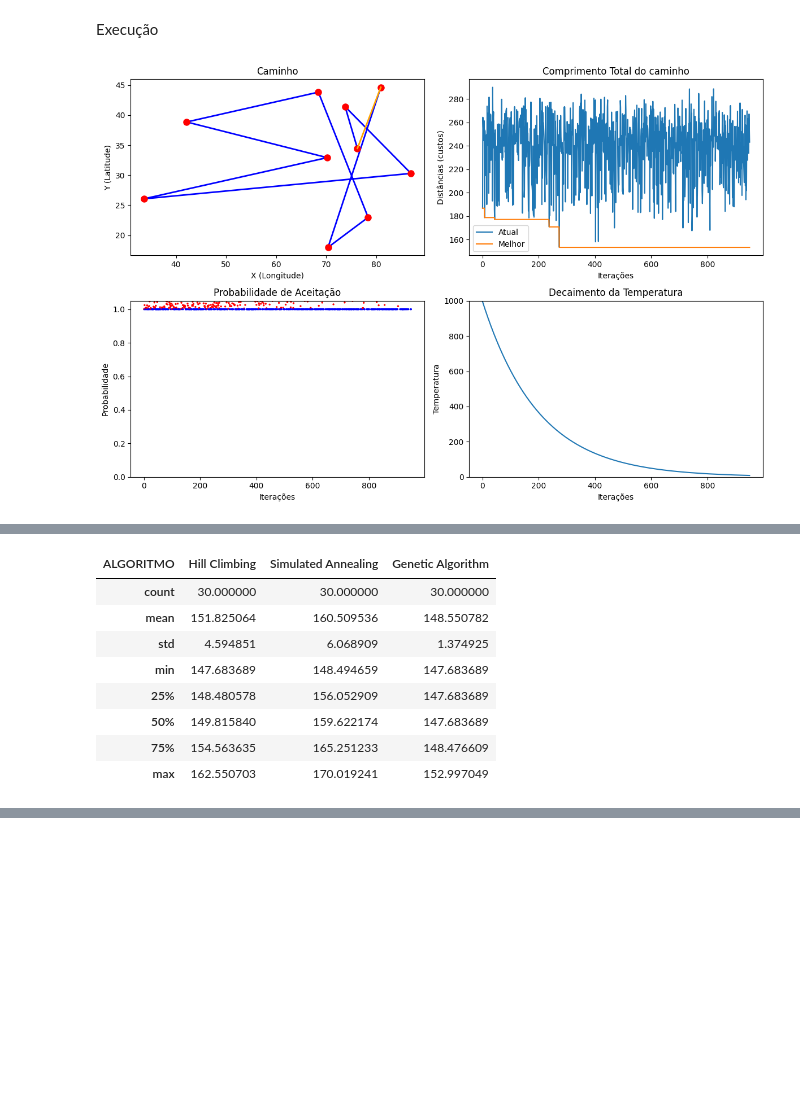
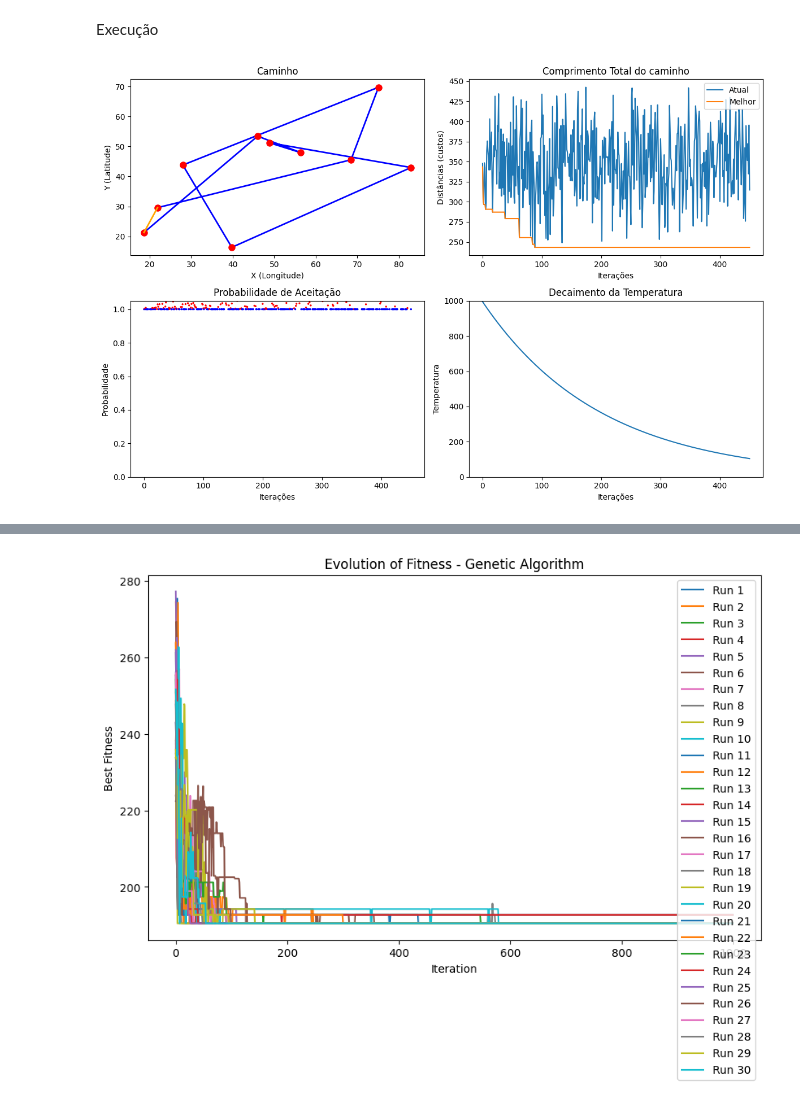
Before and after one commit to abcardoso/ifes_ai, a Jupyter notebook: FrameworkTSPAnaB.ipynb, the cells around one changed output, grey strips where cells are left out. Cells and saved outputs as stored; diff of their text form; code cells hidden in the pictures; blank space fills up the shorter version.

```diff
--- a/FrameworkTSPAnaB.ipynb
+++ b/FrameworkTSPAnaB.ipynb
@@ -290,6 +293,7 @@ def simulated_annealing(tsp, df_cidades, initial_temperature, cooling_rate, iter
 
     best_solution = current_solution
     best_fitness = current_fitness
+    fitness_history = [-best_fitness]
 
     temperature = initial_temperature
 
@@ -321,10 +325,12 @@ def simulated_annealing(tsp, df_cidades, initial_temperature, cooling_rate, iter
         accept_p_list  += [acceptance_prob]
         temperat_list  += [temperature]
 
+        fitness_history.append(-best_fitness)
+
         if iteration % 50 == 0:
             plot_axes_figure(df_cidades, current_solution, iteration_list, distance_list, best_distances, accept_p_list, temperat_list)
 
-    return -best_fitness, best_solution
+    return -best_fitness, best_solution, fitness_history
 # %% [markdown]
 GA
 # %%
@@ -362,6 +368,8 @@ def gera_populacao_inicial_tsp(cidades, tam_pop):
 
 def algoritmo_genetico_tsp(tsp, cidades, tam_pop, num_geracoes, taxa_mutacao):
     populacao = gera_populacao_inicial_tsp(cidades, tam_pop)
+    fitness_history = []
+
     for geracao in range(num_geracoes):
         nova_populacao = []
         while len(nova_populacao) < tam_pop:
@@ -371,15 +379,17 @@ def algoritmo_genetico_tsp(tsp, cidades, tam_pop, num_geracoes, taxa_mutacao):
             filho1 = mutacao_tsp(filho1, taxa_mutacao)
             filho2 = mutacao_tsp(filho2, taxa_mutacao)
             nova_populacao.extend([filho1, filho2])
+
         populacao = nova_populacao[:tam_pop]
-    melhor_solucao = min(populacao, key=lambda ind: calcula_custo(tsp, ind))
-    melhor_custo = calcula_custo(tsp, melhor_solucao)
-    return melhor_custo, melhor_solucao
+
+        melhor_solucao = min(populacao, key=lambda ind: calcula_custo(tsp, ind))
+        melhor_custo = calcula_custo(tsp, melhor_solucao)
+        fitness_history.append(melhor_custo)
+
+    return melhor_custo, melhor_solucao, fitness_history
 # %% [markdown]
 Execução
 # %%
-# Execução dos algoritmos
-
 # Execução dos algoritmos
 
 # Simula a criação de N cidades com suas respectivas distâncias
@@ -388,57 +398,66 @@ df_coordenadas = gera_coordenadas_aleatorias(n_cidades)
 tsp = gera_problema_tsp(df_coordenadas)
 
 # Hill Climbing
-custo_hc, solucao_hc = hill_climbing(tsp)
+custo_hc, solucao_hc, fitness_hc = hill_climbing(tsp)
 print(f'Hill Climbing: Custo: {custo_hc:.3f}, Solução: {solucao_hc}')
 plota_rotas(df_coordenadas, solucao_hc)
 
 # Simulated Annealing
 initial_temperature = 1000.0
 cooling_rate = 0.995
-iterations = 1000
-custo_sa, solucao_sa = simulated_annealing(tsp, df_coordenadas, initial_temperature, cooling_rate, iterations)
+iterations = 500
+custo_sa, solucao_sa, fitness_sa = simulated_annealing(tsp, df_coordenadas, initial_temperature, cooling_rate, iterations)
 print(f'Simulated Annealing: Custo: {custo_sa:.3f}, Solução: {solucao_sa}')
 plota_rotas(df_coordenadas, solucao_sa)
 
+
 # Genetic Algorithm
-tam_pop = 20
-num_geracoes = 500
-taxa_mutacao = 0.1
+tam_pop = 50
+num_geracoes = 1000
+taxa_mutacao = 0.2
 cidades = list(tsp.columns)
-custo_ga, solucao_ga = algoritmo_genetico_tsp(tsp, cidades, tam_pop, num_geracoes, taxa_mutacao)
+custo_ga, solucao_ga, fitness_ga = algoritmo_genetico_tsp(tsp, cidades, tam_pop, num_geracoes, taxa_mutacao)
 print(f'Genetic Algorithm: Custo: {custo_ga:.3f}, Solução: {solucao_ga}')
 plota_rotas(df_coordenadas, solucao_ga)
 
 # Executa N vezes para gerar estatísticas da variável custo
 def cria_df_custos(algoritmos, n_vezes):
     nomes_algoritmos  = algoritmos.keys()
     n_lin = len(nomes_algoritmos)
     n_col = n_vezes
     df_results = pd.DataFrame(np.zeros((n_lin, n_col)), index=nomes_algoritmos)
     df_results.index.name='ALGORITMO'
     return df_results
 
 def executa_n_vezes(tsp, algoritmos, n_vezes):
     df_custo = cria_df_custos(algoritmos, n_vezes)
+    fitness_histories = {algoritmo: [] for algoritmo in algoritmos.keys()}
     for algoritmo, funcao_algoritmo in algoritmos.items():
         print(algoritmo)
         for i in range(n_vezes):
-            custo, solucao = funcao_algoritmo(tsp)
-            df_custo.loc[algoritmo,i] = custo
+            custo, solucao, fitness = funcao_algoritmo(tsp)
+            df_custo.loc[algoritmo, i] = custo
+            fitness_histories[algoritmo].append(fitness)
             print(f'{custo:10.3f}  {solucao}')
-    return df_custo
+    return df_custo, fitness_histories
 
 algoritmos = {
     #'Random Walk': random_walk,
     'Hill Climbing': hill_climbing,
     'Simulated Annealing': lambda tsp: simulated_annealing(tsp, df_coordenadas, initial_temperature, cooling_rate, iterations),
     'Genetic Algorithm': lambda tsp: algoritmo_genetico_tsp(tsp, cidades, tam_pop, num_geracoes, taxa_mutacao)
 }
 
 tsp = gera_problema_tsp(df_coordenadas)
 n_vezes = 30
-df_custo = executa_n_vezes(tsp, algoritmos, n_vezes)
-boxplot_sorted(df_custo, rot=90, figsize=(12,6), fontsize=20)
-df_custo.T.describe()
+df_custo, fitness_histories = executa_n_vezes(tsp, algoritmos, n_vezes)
+print(df_custo.T.describe())
+boxplot_sorted(df_custo, rot=90, figsize=(12, 6), fontsize=20)
+
+
+# Plot Evolution of Fitness for Multiple Runs
+plot_evolution(fitness_histories['Genetic Algorithm'], 'Genetic Algorithm')
+plot_evolution(fitness_histories['Hill Climbing'], 'Hill Climbing')
+plot_evolution(fitness_histories['Simulated Annealing'], 'Simulated Annealing')
 # %% [output]
-[figure, old version]
+[figure, new version]
@@ -462,9 +480,0 @@ Genetic Algorithm
-| ALGORITMO | Hill Climbing | Simulated Annealing | Genetic Algorithm |
-| count | 30.000000 | 30.000000 | 30.000000 |
-| mean | 151.825064 | 160.509536 | 148.550782 |
-| std | 4.594851 | 6.068909 | 1.374925 |
-| min | 147.683689 | 148.494659 | 147.683689 |
-| 25% | 148.480578 | 156.052909 | 147.683689 |
-| 50% | 149.815840 | 159.622174 | 147.683689 |
-| 75% | 154.563635 | 165.251233 | 148.476609 |
-| max | 162.550703 | 170.019241 | 152.997049 |
@@ -471,0 +482 @@ Genetic Algorithm
+[figure, added]
```
Also changed, not shown: parts of 3 cells of this notebook.
